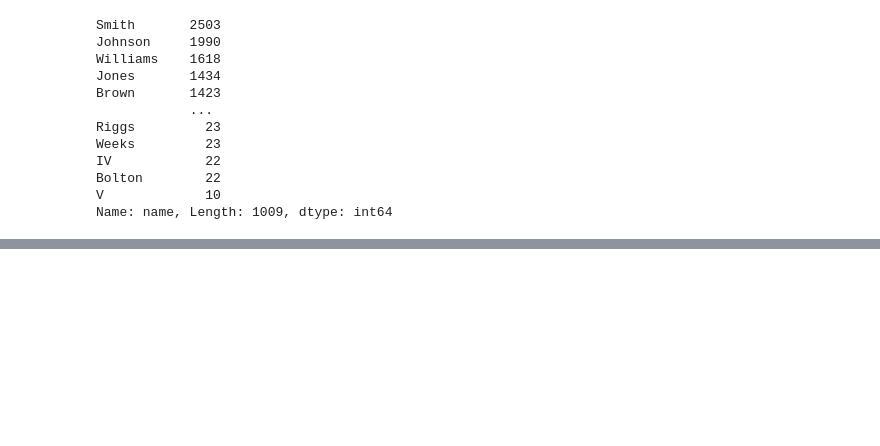
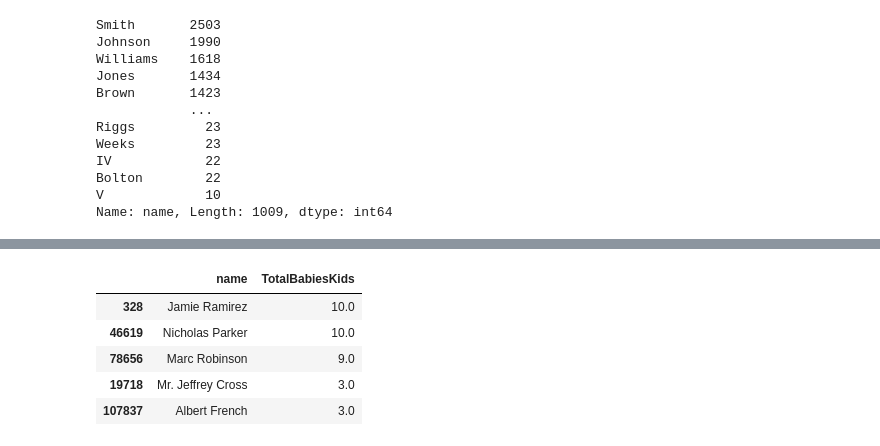
Before and after one commit to kellyjj/pythonMLClass, a Jupyter notebook: lesson5Excercise.ipynb, the cells around one changed output, grey strips where cells are left out. Cells and saved outputs as stored; diff of their text form; code cells hidden in the pictures; blank space fills up the shorter version.

```diff
--- a/lesson5Excercise.ipynb
+++ b/lesson5Excercise.ipynb
@@ -167,0 +207,9 @@ Name: name, Length: 1009, dtype: int64
+# %%
+hotels.sort_values('TotalBabiesKids',ascending=False)[['name','TotalBabiesKids']][:5]
+# %% [output]
+|  | name | TotalBabiesKids |
+| 328 | Jamie Ramirez | 10.0 |
+| 46619 | Nicholas Parker | 10.0 |
+| 78656 | Marc Robinson | 9.0 |
+| 19718 | Mr. Jeffrey Cross | 3.0 |
+| 107837 | Albert French | 3.0 |
```
Also changed, not shown: parts of 8 cells of this notebook.
